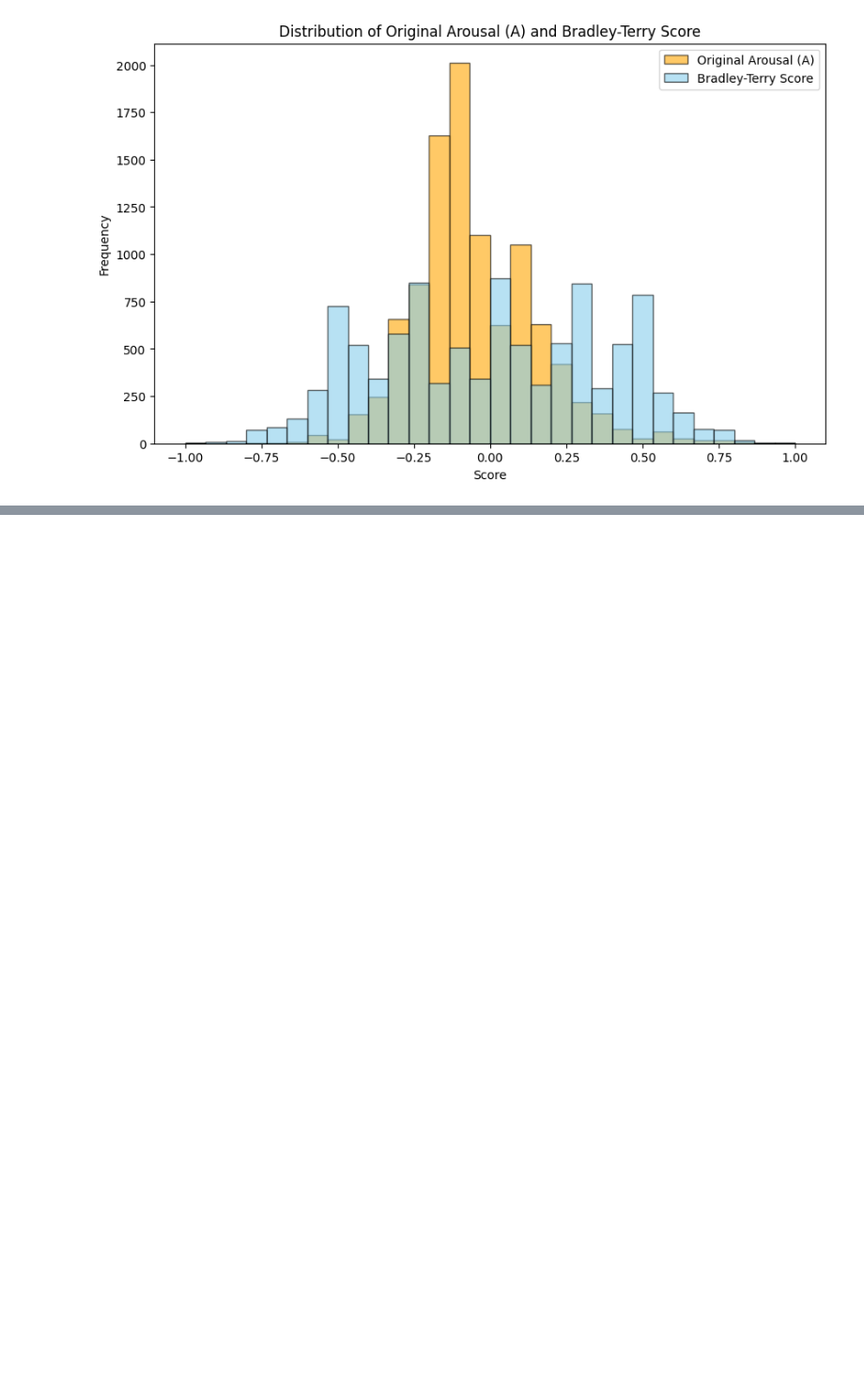
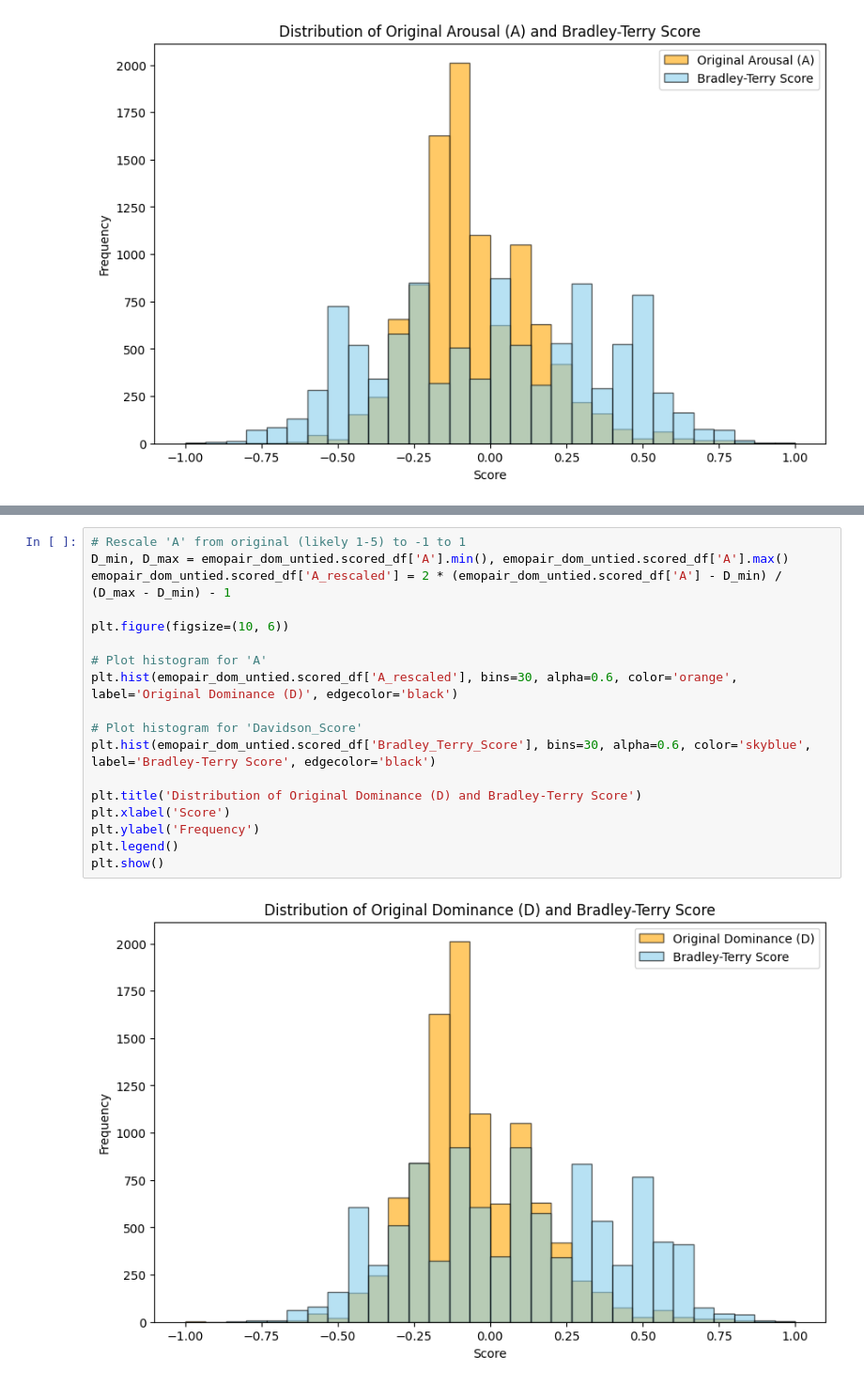
Before and after one commit to EDSI-UMD-College-Park/EmoPair, a Jupyter notebook: build_emopair.ipynb, the cells around one changed output, grey strips where cells are left out. Shown at 94% size. Cells and saved outputs as stored; diff of their text form; blank space fills up the shorter version.

```diff
--- a/build_emopair.ipynb
+++ b/build_emopair.ipynb
@@ -424,0 +575,20 @@ plt.show()
+# %%
+# Rescale 'A' from original (likely 1-5) to -1 to 1
+D_min, D_max = emopair_dom_untied.scored_df['A'].min(), emopair_dom_untied.scored_df['A'].max()
+emopair_dom_untied.scored_df['A_rescaled'] = 2 * (emopair_dom_untied.scored_df['A'] - D_min) / (D_max - D_min) - 1
+
+plt.figure(figsize=(10, 6))
+
+# Plot histogram for 'A'
+plt.hist(emopair_dom_untied.scored_df['A_rescaled'], bins=30, alpha=0.6, color='orange', label='Original Dominance (D)', edgecolor='black')
+
+# Plot histogram for 'Davidson_Score'
+plt.hist(emopair_dom_untied.scored_df['Bradley_Terry_Score'], bins=30, alpha=0.6, color='skyblue', label='Bradley-Terry Score', edgecolor='black')
+
+plt.title('Distribution of Original Dominance (D) and Bradley-Terry Score')
+plt.xlabel('Score')
+plt.ylabel('Frequency')
+plt.legend()
+plt.show()
+# %% [output]
+[figure, added]
```
Also changed, not shown: parts of 10 cells of this notebook, 1 other file.
